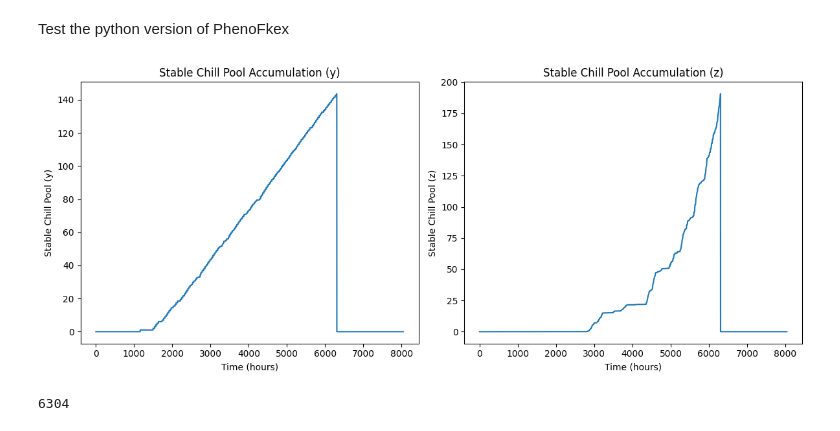
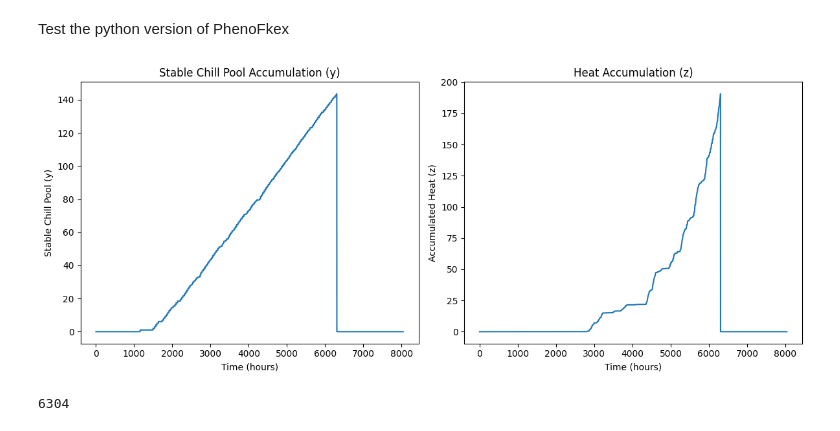
Before and after one commit to larscaspersen/phenoflex_meets_bayes, a Jupyter notebook: hybridmodel_phenoflex.ipynb, the cells around one changed output. Drawn from its saved outputs; the diff is of its cells as text; code cells hidden in the pictures.

Commit message:
Updated notebook: Added documentation and fixed plotting issues

```diff
--- a/hybridmodel_phenoflex.ipynb
+++ b/hybridmodel_phenoflex.ipynb
@@ -228,22 +228,22 @@ test = phenoflex(temp = example_season[0].Temp, times=times_vector,
 # %%
 fig, axes = plt.subplots(1, 2, figsize=(12, 5))
 
 # First plot (y)
 axes[0].plot(test['y'])
 axes[0].set_xlabel('Time (hours)')
 axes[0].set_ylabel('Stable Chill Pool (y)')
 axes[0].set_title('Stable Chill Pool Accumulation (y)')
 
 # Second plot (z)
 axes[1].plot(test['z'])
 axes[1].set_xlabel('Time (hours)')
-axes[1].set_ylabel('Stable Chill Pool (z)')
-axes[1].set_title('Stable Chill Pool Accumulation (z)')
+axes[1].set_ylabel('Accumulated Heat (z)')
+axes[1].set_title('Heat Accumulation (z)')
 
 plt.tight_layout()
 plt.show()
 # %% [output]
-[figure, old version]
+[figure, new version]
 # %%
 test['bloomindex']
 # %% [output]
```
Also changed, not shown: parts of 15 cells of this notebook.
